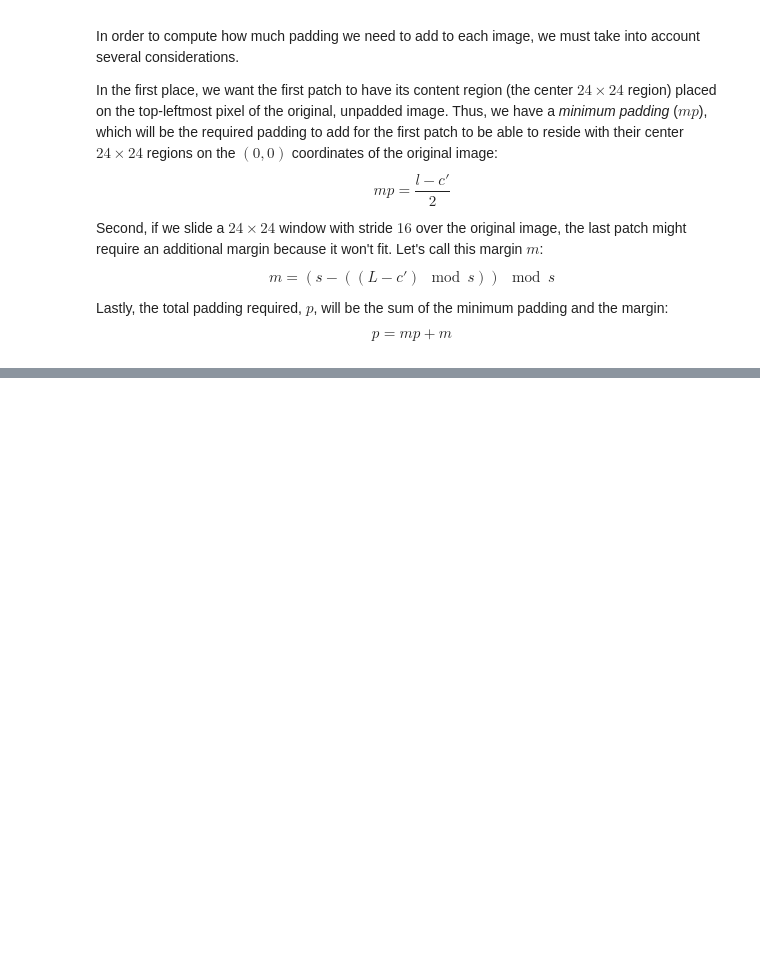
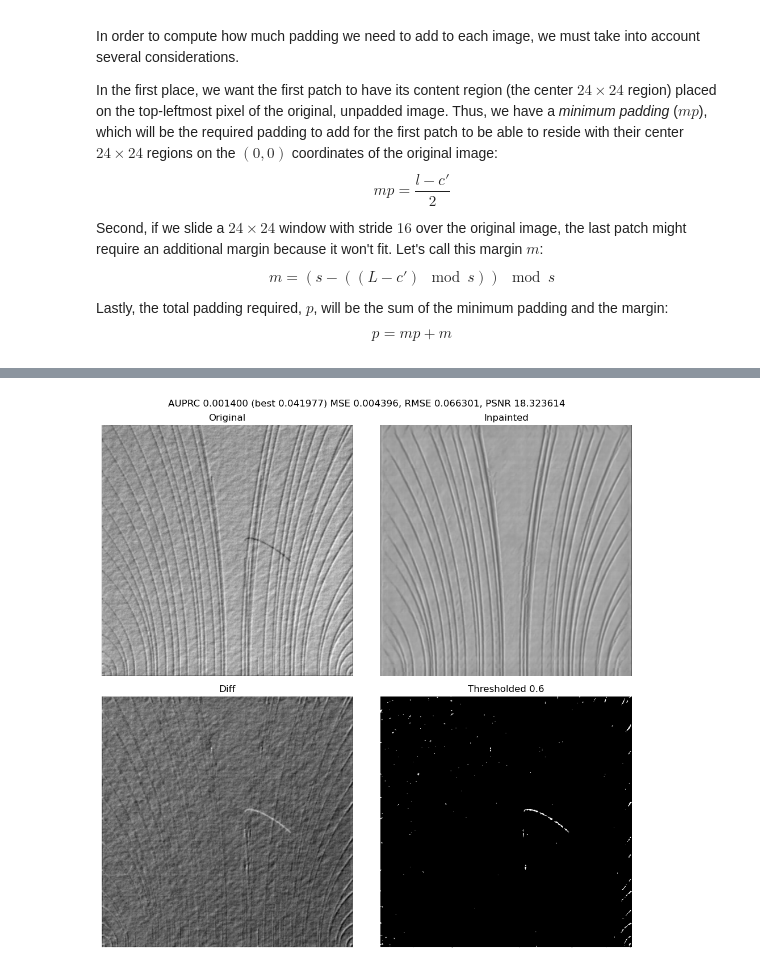
Before and after one commit to popastefan10/DeepAD, a Jupyter notebook: notebooks/eval.ipynb, the cells around one changed output, grey strips where cells are left out. Drawn from its saved outputs; the diff is of its cells as text; code cells hidden in the pictures; blank space fills up the shorter version.

Commit message:
Add heavy postprocessing

```diff
--- a/notebooks/eval.ipynb
+++ b/notebooks/eval.ipynb
@@ -202,0 +159,87 @@ plot_images([diff_image, thresholded_diff, dilated, replaced], ["Diff", "Thresho
+# %%
+%matplotlib inline
+import cv2 as cv
+import matplotlib.pyplot as plt
+import numpy as np
+from torch.nn.functional import sigmoid
+
+def cut_borders(image: torch.Tensor, width: int) -> torch.Tensor:
+    if width > 0:
+        image[:, :320] = 0
+        image[:, -width:] = 0
+        image[:width, :] = 0
+        image[-320:, :] = 0
+    return image
+
+
+def postprocessing(image: torch.Tensor) -> torch.Tensor:
+    weight = 1
+    postproc = sigmoid(weight * ((image - image.min()) / (image.max() - image.min()) - 0.5))
+    postproc = (postproc - postproc.min()) / (postproc.max() - postproc.min())
+    postproc = 1 - postproc
+    postproc = (postproc - postproc.min()) / (postproc.max() - postproc.min())
+
+    return postproc
+
+# diff_image = torch.abs(image - inpainted_image)
+diff_image = postprocessing(image - inpainted_image)
+
+# Make the borders of the diff image black (of witdth 32 pixels)
+auprcs = []
+best_auprc, best_width = -1, -1
+lim_width = 100
+for width in range(lim_width):
+    diff_clone = cut_borders(diff_image.clone(), width)
+    auprc = binary_auprc(diff_clone.reshape(-1), image_mask.reshape(-1))
+    auprcs.append(auprc)
+    if auprc > best_auprc:
+        best_auprc, best_width = auprc, width
+
+threshold = 0.6
+thresholded_diff = diff_image.clone()
+thresholded_diff[thresholded_diff < threshold] = 0
+thresholded_diff[thresholded_diff >= threshold] = 1
+
+mse_metric, rmse_metric, psnr_metric = define_mse_metric(), define_rmse_metric(), define_psnr_metric()
+mse, rmse, psnr = (
+    mse_metric(image, inpainted_image),
+    rmse_metric(image, inpainted_image),
+    psnr_metric(image, inpainted_image),
+)
+
+
+print(f"Best AUPRC: {max(auprcs)} at width {np.argmax(auprcs)}")
+plot_prc = False
+should_plot_images = True
+if plot_prc:
+    precision, recall, thresholds = binary_precision_recall_curve(diff_image.reshape(-1), image_mask.reshape(-1))
+    auprc = binary_auprc(diff_image.reshape(-1), image_mask.reshape(-1))
+    plt.figure(figsize=(10, 5))
+    plt.subplot(1, 2, 1)
+    plt.plot(recall, precision)
+    plt.xlabel("Recall")
+    plt.ylabel("Precision")
+    plt.title(f"Precision-Recall curve, AUPRC: {auprc}")
+    plt.subplot(1, 2, 2)
+    plt.plot(range(100), auprcs)
+    plt.xlabel("Cutout width")
+    plt.ylabel("AUPRC")
+    plt.title(f"AUPRC vs. cutout width")
+    plt.tight_layout()
+    plt.show()
+if should_plot_images:
+    plot_images(
+        [image, inpainted_image, diff_image, thresholded_diff],
+        ["Original", "Inpainted", "Diff", f"Thresholded {threshold}"],
+        cmap="gray",
+        range="01",
+        rows=2,
+        cols=2,
+        figsize=(10, 10),
+        show=False,
+        title=f"AUPRC {auprc:.6f} (best {best_auprc:.6f}) MSE {mse:.6f}, RMSE {rmse:.6f}, PSNR {psnr:.6f}",
+    )
+    save_manager.save_plot(run_name=run_name, plot_name=f"{checkpoint_name}_eval.jpg")
+    plt.show()
+    plt.close()
+# %% [output]
@@ -202,0 +247 @@ plot_images([diff_image, thresholded_diff, dilated, replaced], ["Diff", "Thresho
+[figure, added]
```
Also changed, not shown: parts of 16 cells of this notebook, 6 other files.
